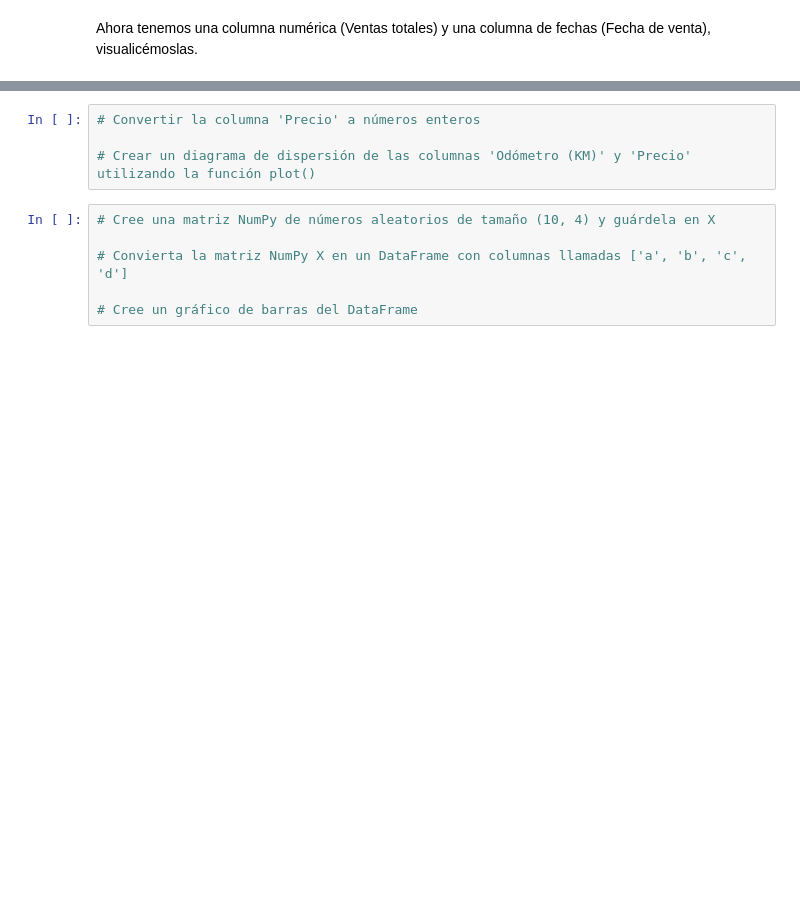
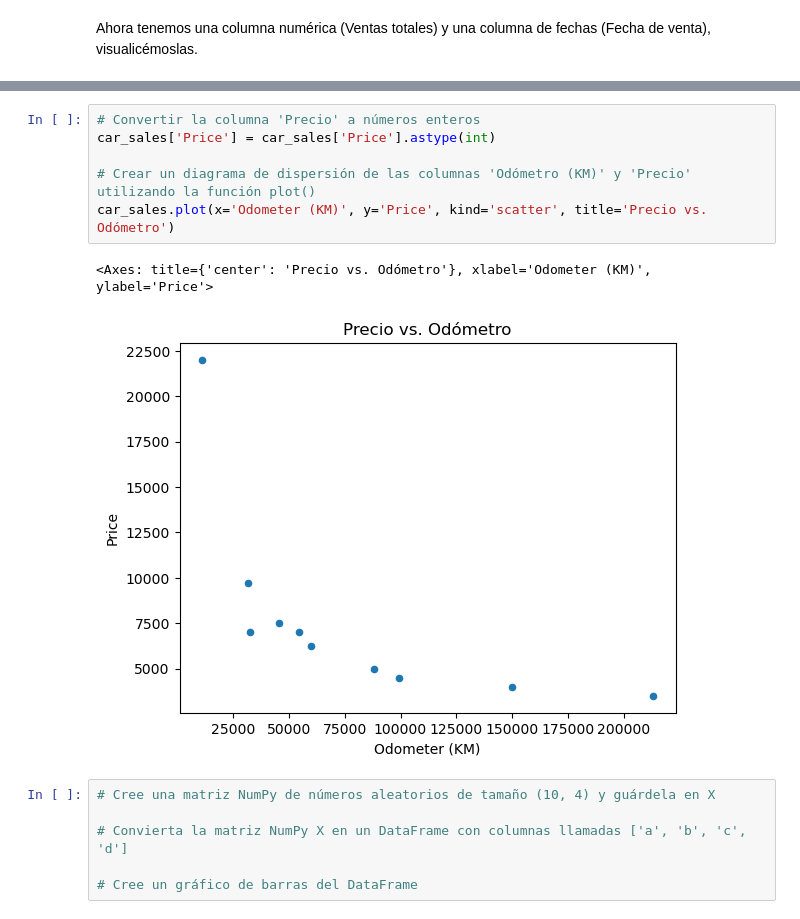
Before and after one commit to AlexDotel/Practicas-Machine-Learning, a Jupyter notebook: Ejercicio_Matplotlib.ipynb, the cells around one changed output, grey strips where cells are left out. Cells and saved outputs as stored; diff of their text form; blank space fills up the shorter version.

```diff
--- a/Ejercicio_Matplotlib.ipynb
+++ b/Ejercicio_Matplotlib.ipynb
@@ -293,7 +327,12 @@ Ahora tenemos una columna numérica (Ventas totales) y una columna de fechas (Fe
 # %%
 # Convertir la columna 'Precio' a números enteros
+car_sales['Price'] = car_sales['Price'].astype(int)
 
 # Crear un diagrama de dispersión de las columnas 'Odómetro (KM)' y 'Precio' utilizando la función plot()
+car_sales.plot(x='Odometer (KM)', y='Price', kind='scatter', title='Precio vs. Odómetro')
+# %% [output]
+<Axes: title={'center': 'Precio vs. Odómetro'}, xlabel='Odometer (KM)', ylabel='Price'>
+[figure, added]
 # %%
 # Cree una matriz NumPy de números aleatorios de tamaño (10, 4) y guárdela en X
 
```
Also changed, not shown: parts of 5 cells of this notebook.
